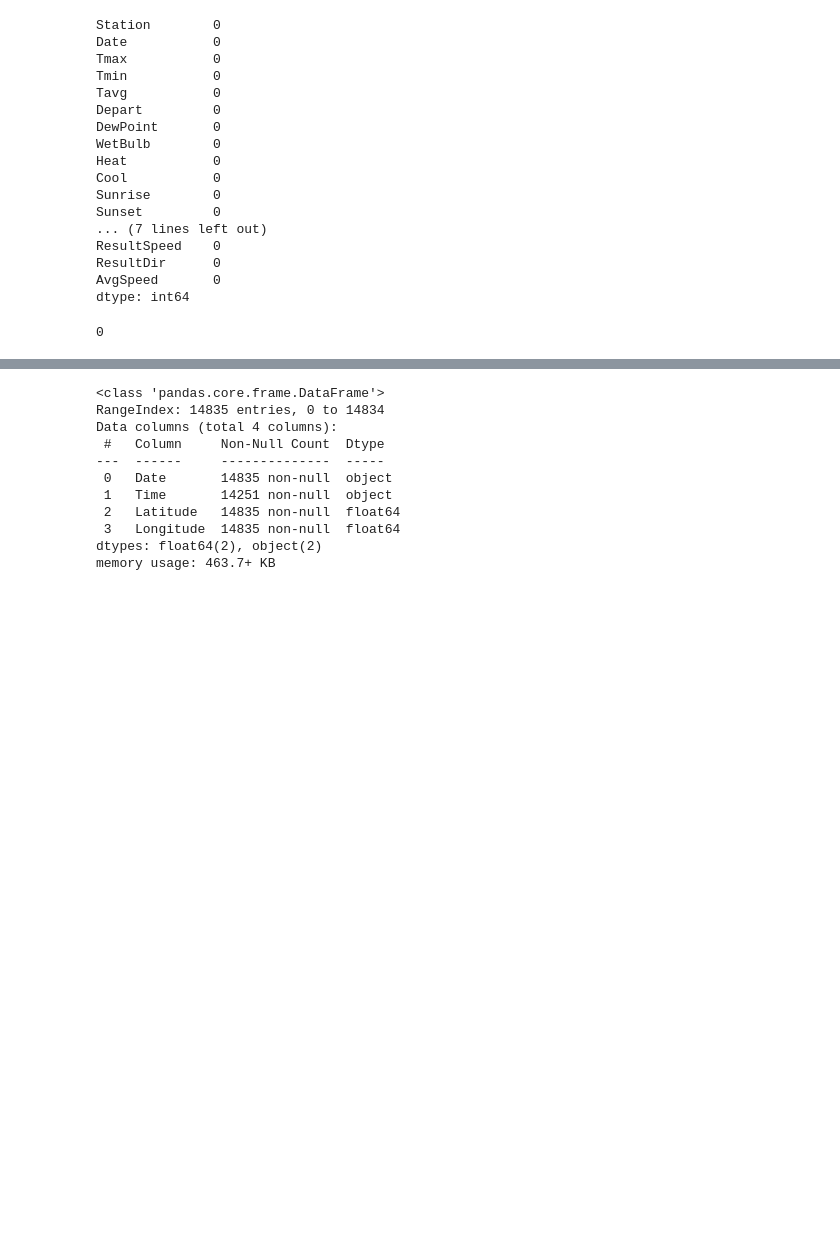
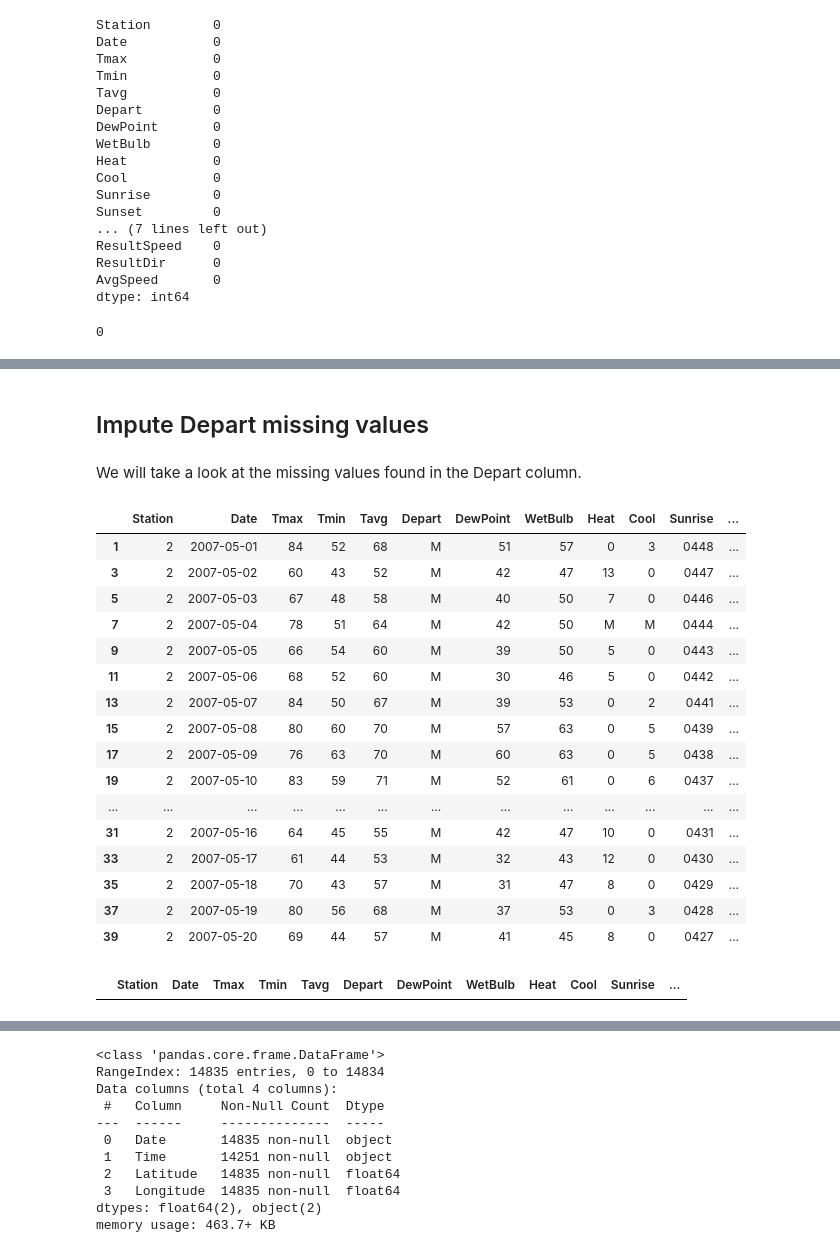
Before and after one commit to kkhalis/project_4, a Jupyter notebook: Project 4 - West Nile Virus Prediction_Casper.ipynb, the cells around one changed output, grey strips where cells are left out. Cells and saved outputs as stored; diff of their text form; code cells hidden in the pictures; blank space fills up the shorter version.

```diff
--- a/Project 4 - West Nile Virus Prediction_Casper.ipynb
+++ b/Project 4 - West Nile Virus Prediction_Casper.ipynb
@@ -168,0 +327,3 @@ dtype: int64
+# %%
+weather['Sunrise'] = weather['Sunrise'].apply(get_duration)
+weather['Sunset'] = weather['Sunset'].apply(get_duration)
@@ -168,0 +363,5 @@ dtype: int64
+# %%
+def impute_tavg(row):
+    if row['Tavg'] == 'M':
+        row['Tavg'] = round((row['Tmax'] + row['Tmin']) / 2)
+    return row
@@ -168,0 +372,29 @@ dtype: int64
+# %% [markdown]
+## Impute Depart missing values
+# %% [markdown]
+We will take a look at the missing values found in the Depart column.
+# %%
+weather.loc[weather['Depart'].str.contains('M')].head(20)
+# %% [output]
+|  | Station | Date | Tmax | Tmin | Tavg | Depart | DewPoint | WetBulb | Heat | Cool | Sunrise | ... |
+| 1 | 2 | 2007-05-01 | 84 | 52 | 68 | M | 51 | 57 | 0 | 3 | 0448 | ... |
+| 3 | 2 | 2007-05-02 | 60 | 43 | 52 | M | 42 | 47 | 13 | 0 | 0447 | ... |
+| 5 | 2 | 2007-05-03 | 67 | 48 | 58 | M | 40 | 50 | 7 | 0 | 0446 | ... |
+| 7 | 2 | 2007-05-04 | 78 | 51 | 64 | M | 42 | 50 | M | M | 0444 | ... |
+| 9 | 2 | 2007-05-05 | 66 | 54 | 60 | M | 39 | 50 | 5 | 0 | 0443 | ... |
+| 11 | 2 | 2007-05-06 | 68 | 52 | 60 | M | 30 | 46 | 5 | 0 | 0442 | ... |
+| 13 | 2 | 2007-05-07 | 84 | 50 | 67 | M | 39 | 53 | 0 | 2 | 0441 | ... |
+| 15 | 2 | 2007-05-08 | 80 | 60 | 70 | M | 57 | 63 | 0 | 5 | 0439 | ... |
+| 17 | 2 | 2007-05-09 | 76 | 63 | 70 | M | 60 | 63 | 0 | 5 | 0438 | ... |
+| 19 | 2 | 2007-05-10 | 83 | 59 | 71 | M | 52 | 61 | 0 | 6 | 0437 | ... |
+| ... | ... | ... | ... | ... | ... | ... | ... | ... | ... | ... | ... | ... |
+| 31 | 2 | 2007-05-16 | 64 | 45 | 55 | M | 42 | 47 | 10 | 0 | 0431 | ... |
+| 33 | 2 | 2007-05-17 | 61 | 44 | 53 | M | 32 | 43 | 12 | 0 | 0430 | ... |
+| 35 | 2 | 2007-05-18 | 70 | 43 | 57 | M | 31 | 47 | 8 | 0 | 0429 | ... |
+| 37 | 2 | 2007-05-19 | 80 | 56 | 68 | M | 37 | 53 | 0 | 3 | 0428 | ... |
+| 39 | 2 | 2007-05-20 | 69 | 44 | 57 | M | 41 | 45 | 8 | 0 | 0427 | ... |
+# %%
+weather.loc[(weather['Depart'].str.contains('M')) &
+            (weather['Station'] == 1)]
+# %% [output]
+|  | Station | Date | Tmax | Tmin | Tavg | Depart | DewPoint | WetBulb | Heat | Cool | Sunrise | ... |
```
Also changed, not shown: parts of 46 cells of this notebook.
